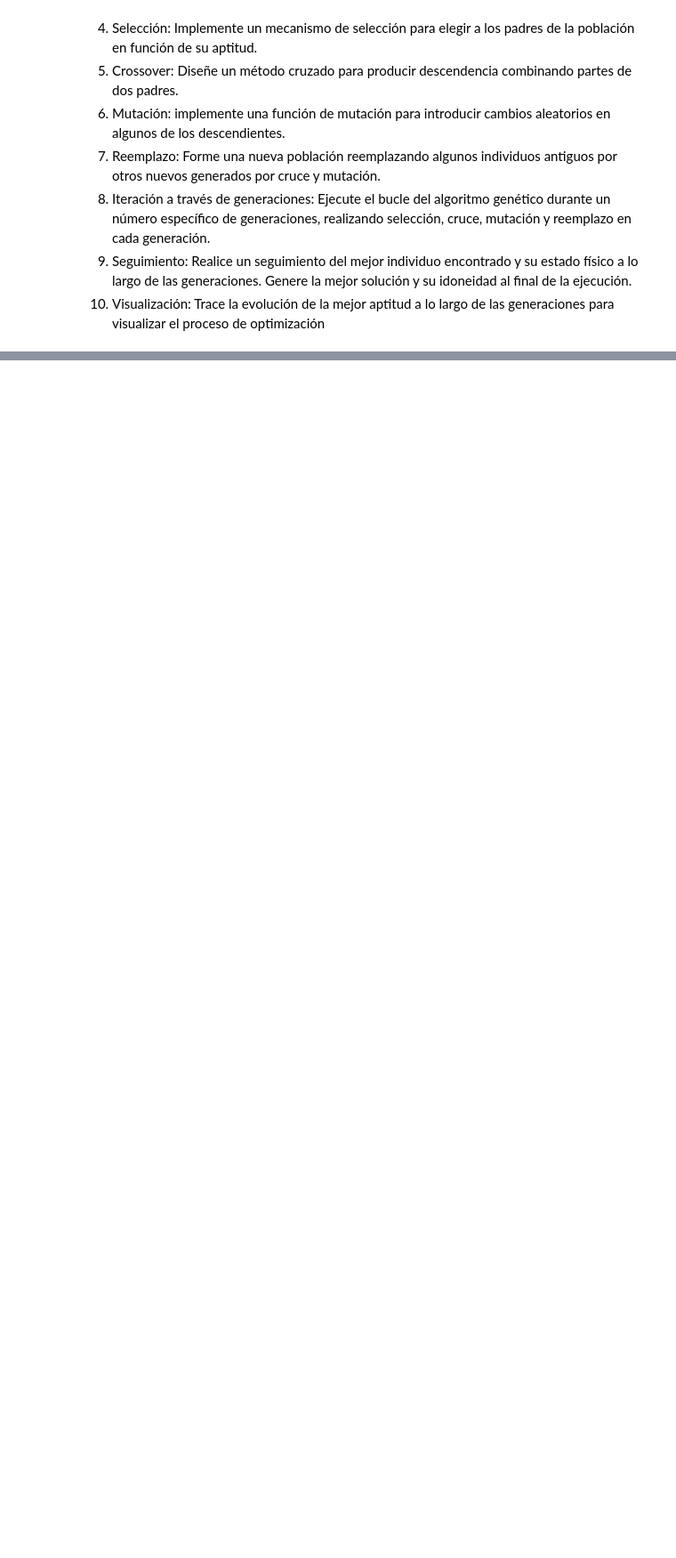
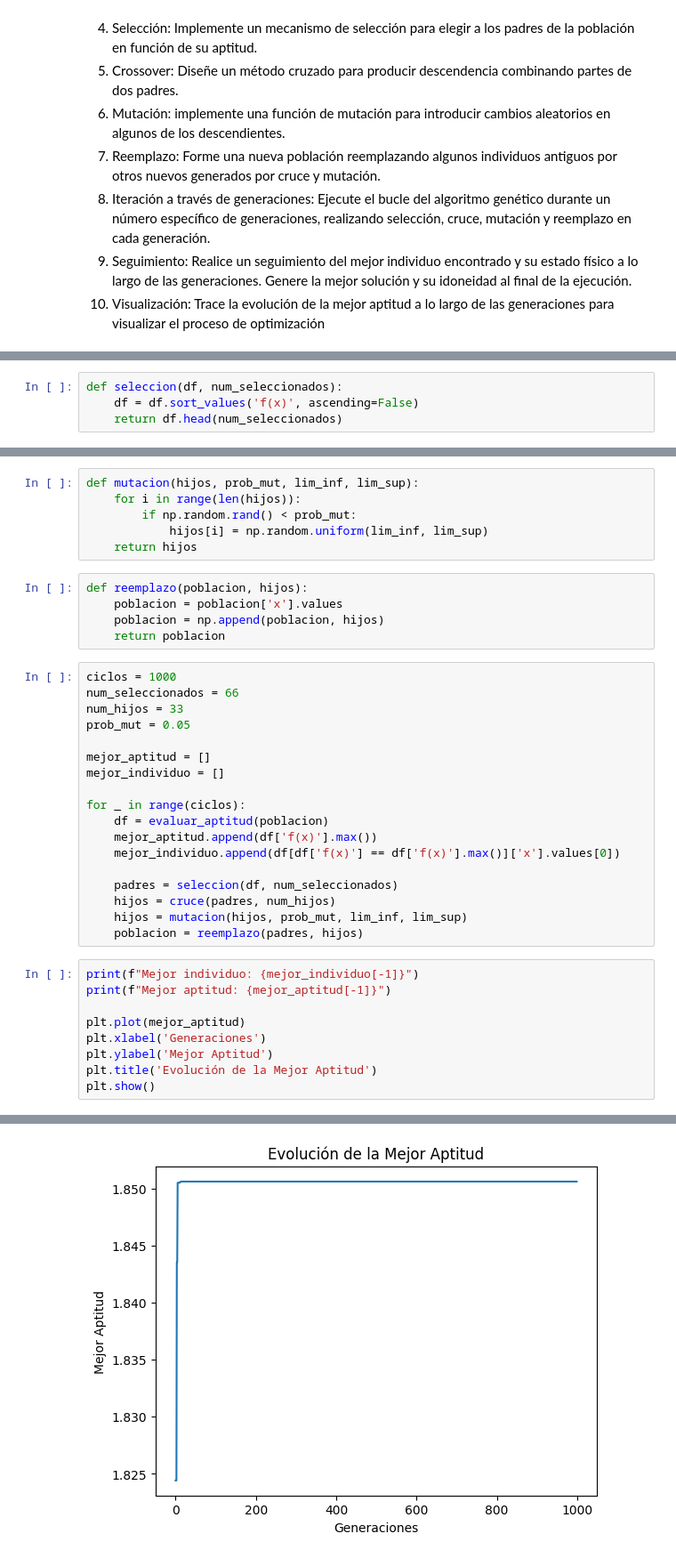
Before and after one commit to jazurdia/MS-HDT1, a Jupyter notebook: HDT.ipynb, the cells around one changed output, grey strips where cells are left out. Shown: that part at 89% size. Drawn from its saved outputs; the diff is of its cells as text; blank space fills up the shorter version.

```diff
--- a/HDT.ipynb
+++ b/HDT.ipynb
@@ -96,0 +84,4 @@ array([0.9633795 , 0.07664962, 0.42552678, 0.25822004, 0.02108544,
+# %%
+def seleccion(df, num_seleccionados):
+    df = df.sort_values('f(x)', ascending=False)
+    return df.head(num_seleccionados)
@@ -96,0 +97,39 @@ array([0.9633795 , 0.07664962, 0.42552678, 0.25822004, 0.02108544,
+# %%
+def mutacion(hijos, prob_mut, lim_inf, lim_sup):
+    for i in range(len(hijos)):
+        if np.random.rand() < prob_mut:
+            hijos[i] = np.random.uniform(lim_inf, lim_sup)
+    return hijos
+# %%
+def reemplazo(poblacion, hijos):
+    poblacion = poblacion['x'].values
+    poblacion = np.append(poblacion, hijos)
+    return poblacion
+# %%
+ciclos = 1000
+num_seleccionados = 66
+num_hijos = 33
+prob_mut = 0.05
+
+mejor_aptitud = []
+mejor_individuo = []
+
+for _ in range(ciclos):
+    df = evaluar_aptitud(poblacion)
+    mejor_aptitud.append(df['f(x)'].max())
+    mejor_individuo.append(df[df['f(x)'] == df['f(x)'].max()]['x'].values[0])
+
+    padres = seleccion(df, num_seleccionados)
+    hijos = cruce(padres, num_hijos)
+    hijos = mutacion(hijos, prob_mut, lim_inf, lim_sup)
+    poblacion = reemplazo(padres, hijos)
+# %%
+print(f"Mejor individuo: {mejor_individuo[-1]}")
+print(f"Mejor aptitud: {mejor_aptitud[-1]}")
+
+plt.plot(mejor_aptitud)
+plt.xlabel('Generaciones')
+plt.ylabel('Mejor Aptitud')
+plt.title('Evolución de la Mejor Aptitud')
+plt.show()
+# %% [output]
@@ -96,0 +138 @@ array([0.9633795 , 0.07664962, 0.42552678, 0.25822004, 0.02108544,
+[figure, added]
```
Also changed, not shown: parts of 13 cells of this notebook, 1 other file.
